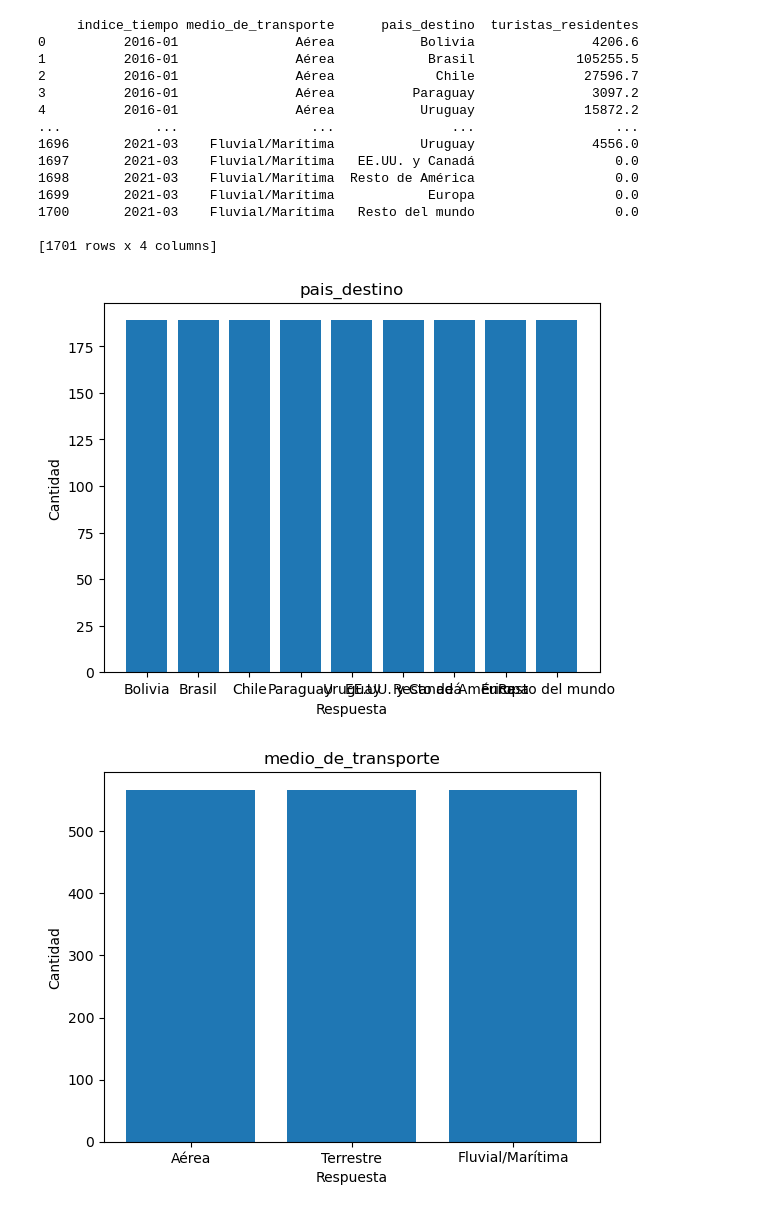
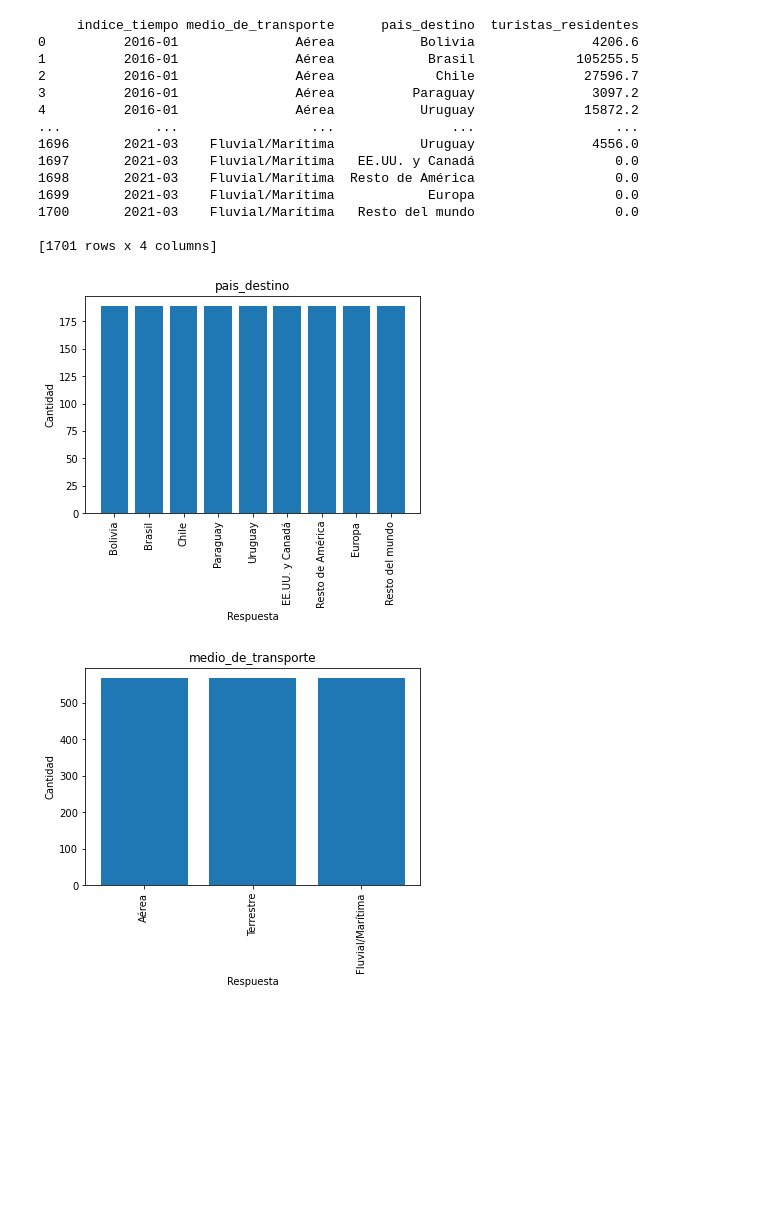
Before and after one commit to sofiaPalavecino/Sofia-Palavecino, a Jupyter notebook: 2608/notebooks/notebook.ipynb, the cells around one changed output. Saved outputs shown, nothing was run; the diff lists cells and outputs as text; code cells hidden in the pictures; blank space fills up the shorter version.

```diff
--- a/2608/notebooks/notebook.ipynb
+++ b/2608/notebooks/notebook.ipynb
@@ -12,60 +12,63 @@ df.drop_duplicates()
 
 print(df)
 
-x=df["pais_destino"].unique()
+pais=df["pais_destino"].unique()
 y=df["pais_destino"].value_counts().tolist()
 
 y.reverse()
 
-plt1.bar(x,y)
+plt1.bar(pais,y)
+plt1.xticks(rotation=90)
 plt1.title("pais_destino")
 plt1.xlabel("Respuesta")
 plt1.ylabel("Cantidad")
 plt1.show()
 
 x=df["medio_de_transporte"].unique()
 y=df["medio_de_transporte"].value_counts().tolist()
 y.reverse()
 
 plt1.bar(x,y)
+plt1.xticks(rotation=90)
 plt1.title("medio_de_transporte")
 plt1.xlabel("Respuesta")
 plt1.ylabel("Cantidad")
 plt1.show()
 
-Bolivia=df.loc[df['pais_destino'] == 'Bolivia']
-Brasil=df.loc[df['pais_destino'] == 'Brasil']
-Chile=df.loc[df['pais_destino'] == 'Telefe']
-Paraguay=df.loc[df['pais_destino'] == 'Paraguay']
-Uruguay=df.loc[df['pais_destino'] == 'Uruguay']
-EEUU_Canada=df.loc[df['pais_destino'] == 'EE.UU. y Canadá']
-Resto_de_America=df.loc[df['pais_destino'] == 'Resto de América']
-Europa=df.loc[df['pais_destino'] == 'Europa']
-Resto_del_mundo=df.loc[df['pais_destino'] == 'Resto del mundo']
 
-boliviaCount = Bolivia['turistas_residentes'].unique()
-Resto_del_mundoCount = Resto_del_mundo['turistas_residentes'].unique()
-EuropaCount = Europa['turistas_residentes'].unique()
-Resto_de_AmericaCount = Resto_de_America['turistas_residentes'].unique()
-EEUU_CanadaCount = EEUU_Canada['turistas_residentes'].unique()
-UruguayCount = Uruguay['turistas_residentes'].unique()
-ParaguayCount = Paraguay['turistas_residentes'].unique()
-ChileCount = Chile['turistas_residentes'].unique()
-BrasilCount = Brasil['turistas_residentes'].unique()
+
+a=df['turistas_residentes'].groupby(df['pais_destino']).sum()
+
+plt1.bar(pais,a)
+plt1.xticks(rotation=90)
+plt1.title("Turistas residentes ")
+plt1.xlabel("PAÍS")
+plt1.ylabel("TURISTAS RESIDENTES")
+plt1.show()
+
+soloBrasil=df.loc[df['pais_destino']== 'Brasil']
+b=a=soloBrasil['turistas_residentes'].groupby(soloBrasil['medio_de_transporte']).sum()
+
+plt1.bar(pais,a)
+plt1.xticks(rotation=90)
+plt1.title("Turistas residentes ")
+plt1.xlabel("PAÍS")
+plt1.ylabel("TURISTAS RESIDENTES")
+plt1.show()
 # %% [output]
      indice_tiempo medio_de_transporte      pais_destino  turistas_residentes
 0          2016-01               Aérea           Bolivia               4206.6
 1          2016-01               Aérea            Brasil             105255.5
 2          2016-01               Aérea             Chile              27596.7
 3          2016-01               Aérea          Paraguay               3097.2
 4          2016-01               Aérea           Uruguay              15872.2
 ...            ...                 ...               ...                  ...
 1696       2021-03    Fluvial/Marítima           Uruguay               4556.0
 1697       2021-03    Fluvial/Marítima   EE.UU. y Canadá                  0.0
 1698       2021-03    Fluvial/Marítima  Resto de América                  0.0
 1699       2021-03    Fluvial/Marítima            Europa                  0.0
 1700       2021-03    Fluvial/Marítima   Resto del mundo                  0.0
 
 [1701 rows x 4 columns]
-[figure, old version]
+[figure, new version]
-[figure, old version]
+[figure, new version]
```
Also changed, not shown: parts of 1 cell of this notebook.
